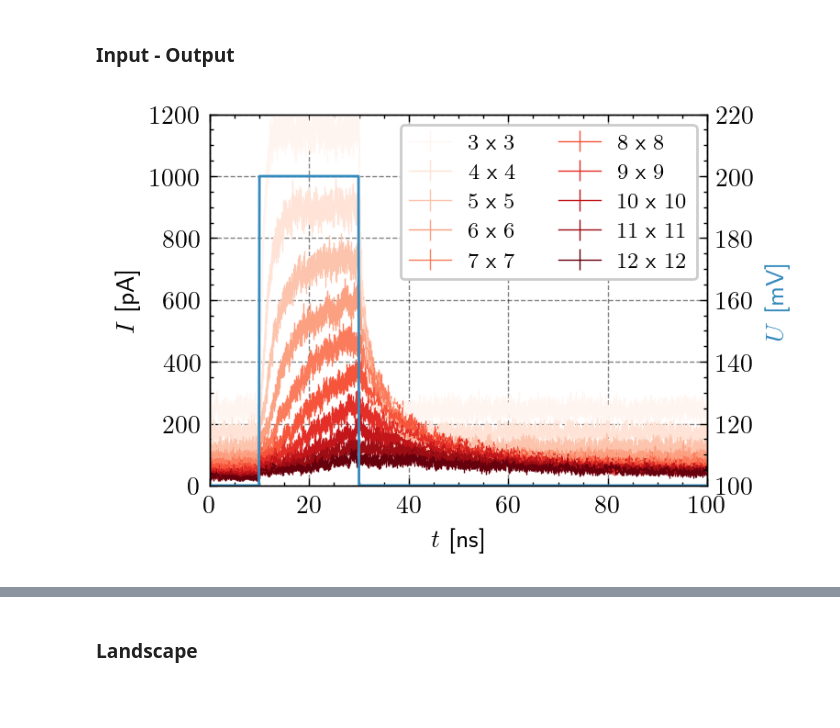
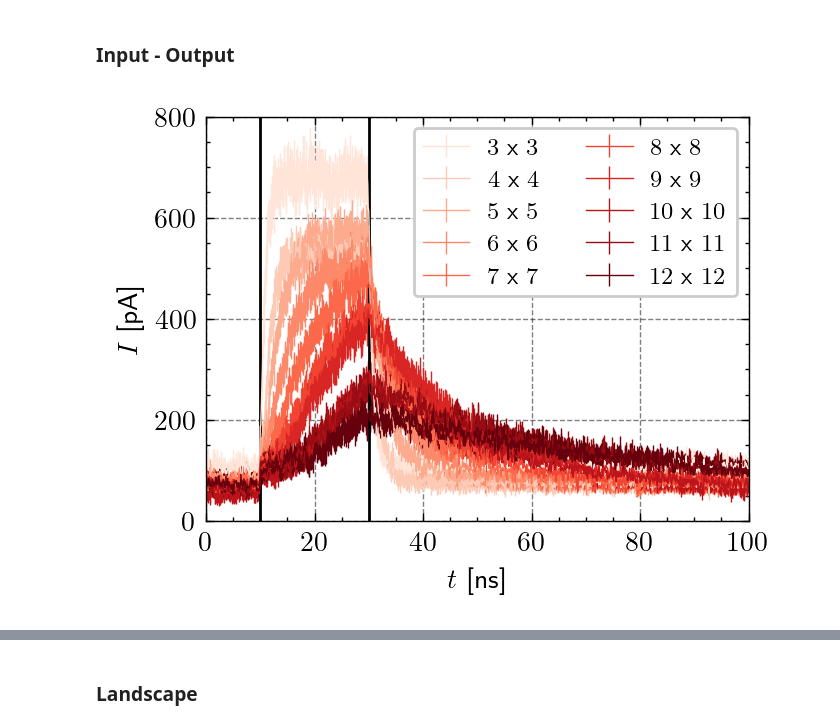
Before and after one commit to JonasMnsing/NanoNets, a Jupyter notebook: scripts/2_funding_period/WP2/step_input/nbk/step_input.ipynb, the cells around one changed output, grey strips where cells are left out. Saved outputs shown, nothing was run; the diff lists cells and outputs as text; code cells hidden in the pictures; blank space fills up the shorter version.

Commit message:
current scaling

```diff
--- a/scripts/2_funding_period/WP2/step_input/nbk/step_input.ipynb
+++ b/scripts/2_funding_period/WP2/step_input/nbk/step_input.ipynb
@@ -49,28 +49,32 @@ dic_base    = {i : pd.read_csv(f"../1I_1O/data/Nx={i}_Ny={i}_Nz=1_Ne=2.csv") for
 # %%
 cmap = plt.get_cmap('Reds')
 
 with plt.style.context(["science","bright", "grid"]):
 
     fig = plt.figure(dpi=200)
     ax  = fig.add_subplot()
 
     for i, (key, df_base) in enumerate(dic_base.items()):
-        ax.errorbar(time_vals, df_base['Current'], df_base['Error'], marker='', markevery=2, lw=0.5, c=cmap(i/(len(dic_base.keys())-1)), label=f'${key}$ x ${key}$')
+        ax.errorbar(time_vals, df_base['Current'], df_base['Error'], marker='', markevery=2, lw=0.5, c=cmap((i+1)/(len(dic_base.keys()))), label=f'${key}$ x ${key}$')
+
     ax.set_ylabel('$I$ [pA]')
     ax.set_xlabel('$t$ [ns]')
     ax.legend(fontsize='small', ncol=2)
     ax.set_xlim(0,100)
-    ax.set_ylim(0,1200)
+    ax.set_ylim(0,800)
+
+    ax.vlines(10,0,800, 'black')
+    ax.vlines(30,0,800, 'black')
     # ax.set_yscale('log')
 
-    ax2 = ax.twinx()
-    ax2.plot(time_vals, df_base['E0']*1000, marker='', c=nanonets_utils.blue_color)
-    ax2.set_ylabel('$U$ [mV]', c=nanonets_utils.blue_color)
-    ax2.grid(False)
-    ax2.set_ylim(100,220)
-    fig.savefig("plots/I_O.png")
+    # ax2 = ax.twinx()
+    # ax2.plot(time_vals, df_base['E0']*1000, marker='', c=nanonets_utils.blue_color)
+    # ax2.set_ylabel('$U$ [mV]', c=nanonets_utils.blue_color)
+    # ax2.grid(False)
+    # ax2.set_ylim(100,220)
+    # fig.savefig("plots/I_O.png")
 # %% [output]
-[figure, old version]
+[figure, new version]
 # %%
 fits    = []
 x_start = 300
```
Also changed, not shown: parts of 2 cells of this notebook, 8 other files.
